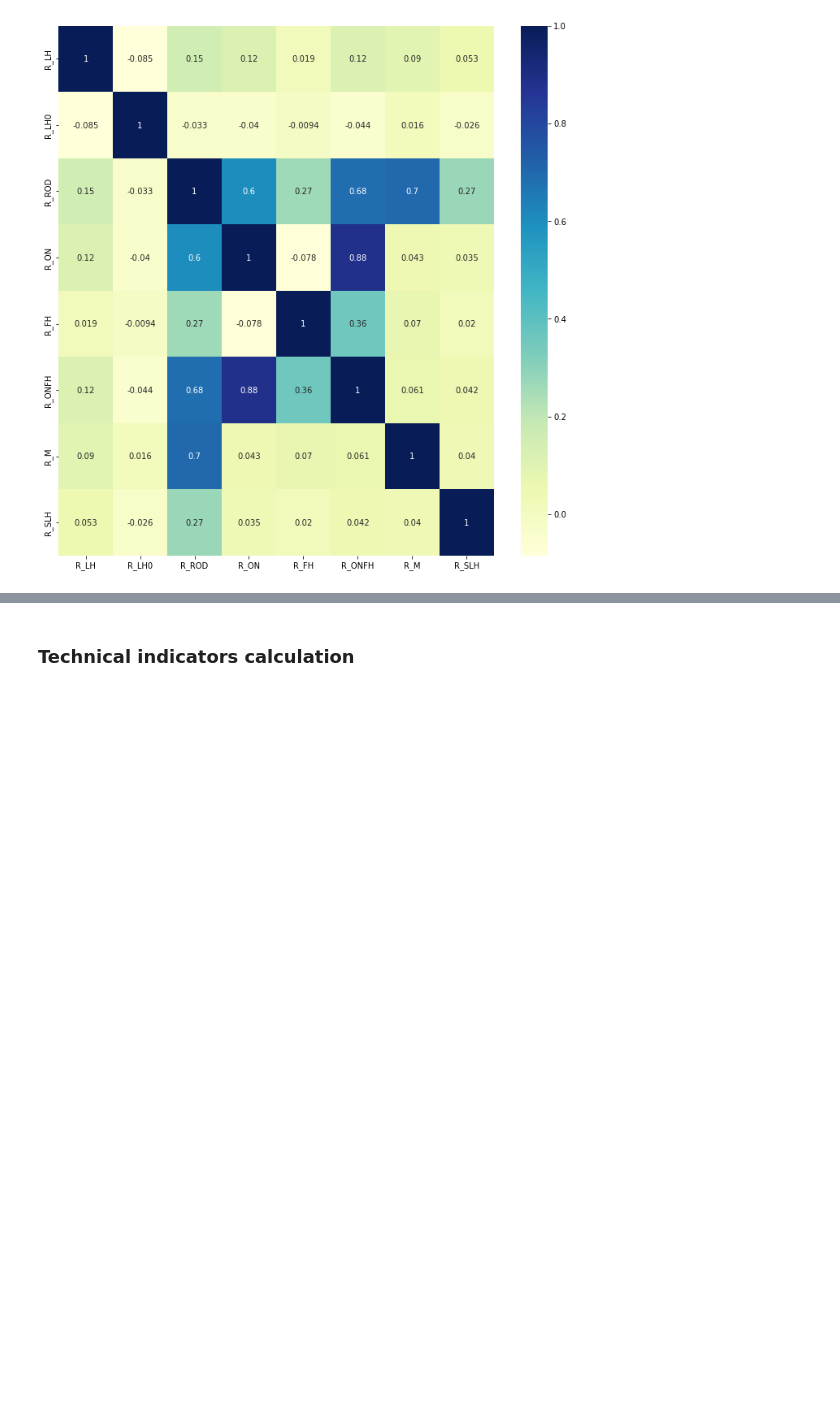
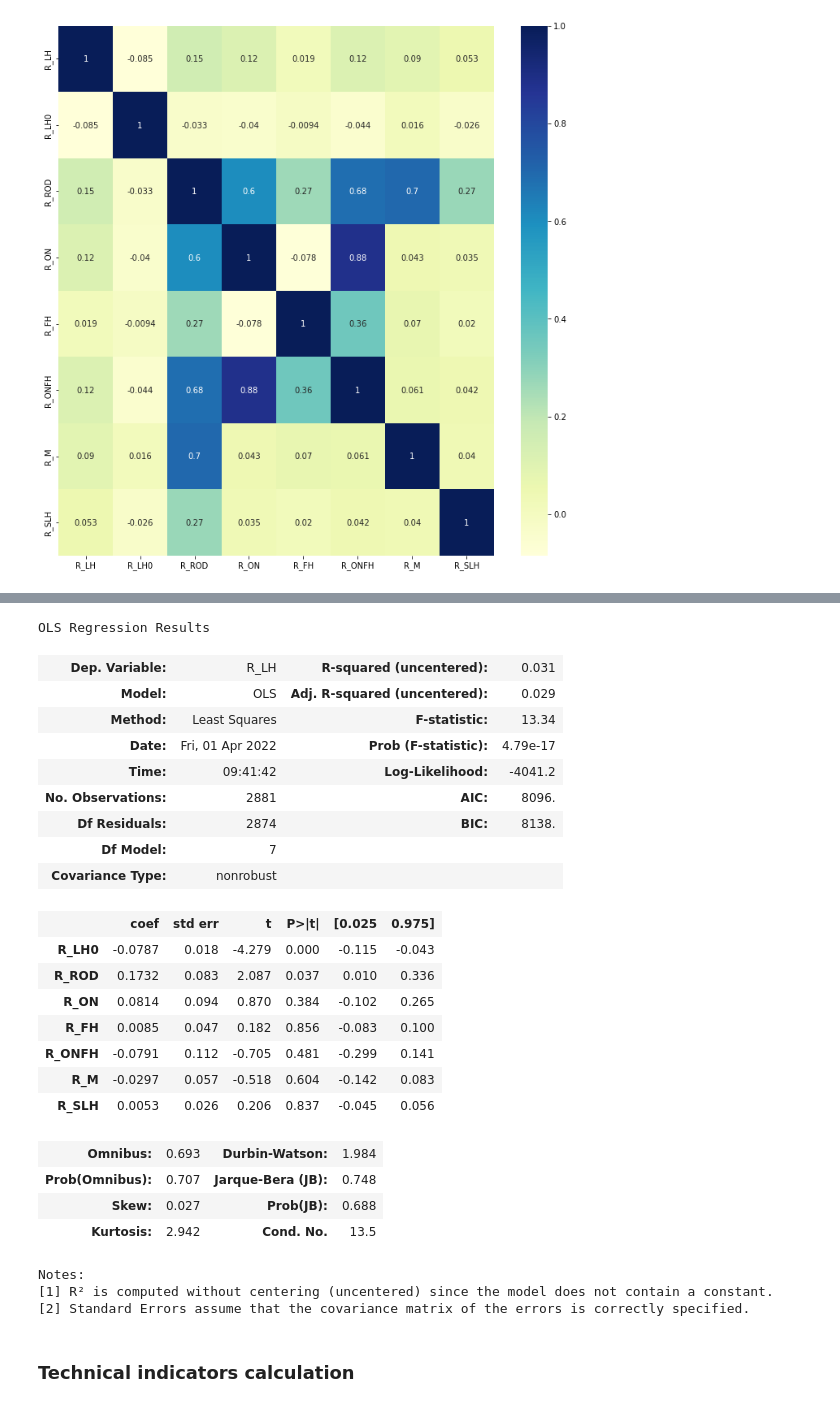
Before and after one commit to LuZhang907/WrappingUp_Exploring_Intraday_Momentum, a Jupyter notebook: Intraday Momentum/SPY_Returns_Calculation.ipynb, the cells around one changed output, grey strips where cells are left out. Drawn from its saved outputs; the diff is of its cells as text; code cells hidden in the pictures; blank space fills up the shorter version.

```diff
--- a/Intraday Momentum/SPY_Returns_Calculation.ipynb
+++ b/Intraday Momentum/SPY_Returns_Calculation.ipynb
@@ -696,0 +703,2 @@ nscoreReturns.to_csv("/Users/luzhang/Documents/GitHub/WrappingUp_Exploring_Intra
+# %%
+returns = pd.read_csv("/Users/luzhang/Documents/GitHub/WrappingUp_Exploring_Intraday_Momentum/Data/SPY_nscoreReturns.csv")
@@ -696,0 +714,3 @@ nscoreReturns.to_csv("/Users/luzhang/Documents/GitHub/WrappingUp_Exploring_Intra
+# %%
+y = returns.R_LH
+X = returns[returns.columns[1:8]]
@@ -697,3 +726,32 @@ nscoreReturns.to_csv("/Users/luzhang/Documents/GitHub/WrappingUp_Exploring_Intra
+# %%
+lr_full = sm.OLS(y,X).fit()
+lr_full.summary()
+# %% [output]
+OLS Regression Results
+| Dep. Variable: | R_LH | R-squared (uncentered): | 0.031 |
+| Model: | OLS | Adj. R-squared (uncentered): | 0.029 |
+| Method: | Least Squares | F-statistic: | 13.34 |
+| Date: | Fri, 01 Apr 2022 | Prob (F-statistic): | 4.79e-17 |
+| Time: | 09:41:42 | Log-Likelihood: | -4041.2 |
+| No. Observations: | 2881 | AIC: | 8096. |
+| Df Residuals: | 2874 | BIC: | 8138. |
+| Df Model: | 7 |  |  |
+| Covariance Type: | nonrobust |  |  |
+|  | coef | std err | t | P>|t| | [0.025 | 0.975] |
+| R_LH0 | -0.0787 | 0.018 | -4.279 | 0.000 | -0.115 | -0.043 |
+| R_ROD | 0.1732 | 0.083 | 2.087 | 0.037 | 0.010 | 0.336 |
+| R_ON | 0.0814 | 0.094 | 0.870 | 0.384 | -0.102 | 0.265 |
+| R_FH | 0.0085 | 0.047 | 0.182 | 0.856 | -0.083 | 0.100 |
+| R_ONFH | -0.0791 | 0.112 | -0.705 | 0.481 | -0.299 | 0.141 |
+| R_M | -0.0297 | 0.057 | -0.518 | 0.604 | -0.142 | 0.083 |
+| R_SLH | 0.0053 | 0.026 | 0.206 | 0.837 | -0.045 | 0.056 |
+| Omnibus: | 0.693 | Durbin-Watson: | 1.984 |
+| Prob(Omnibus): | 0.707 | Jarque-Bera (JB): | 0.748 |
+| Skew: | 0.027 | Prob(JB): | 0.688 |
+| Kurtosis: | 2.942 | Cond. No. | 13.5 |
+Notes:
+[1] R² is computed without centering (uncentered) since the model does not contain a constant.
+[2] Standard Errors assume that the covariance matrix of the errors is correctly specified.
 # %% [markdown]
 ### Technical indicators calculation
 # %%
```
Also changed, not shown: parts of 5 cells of this notebook.
